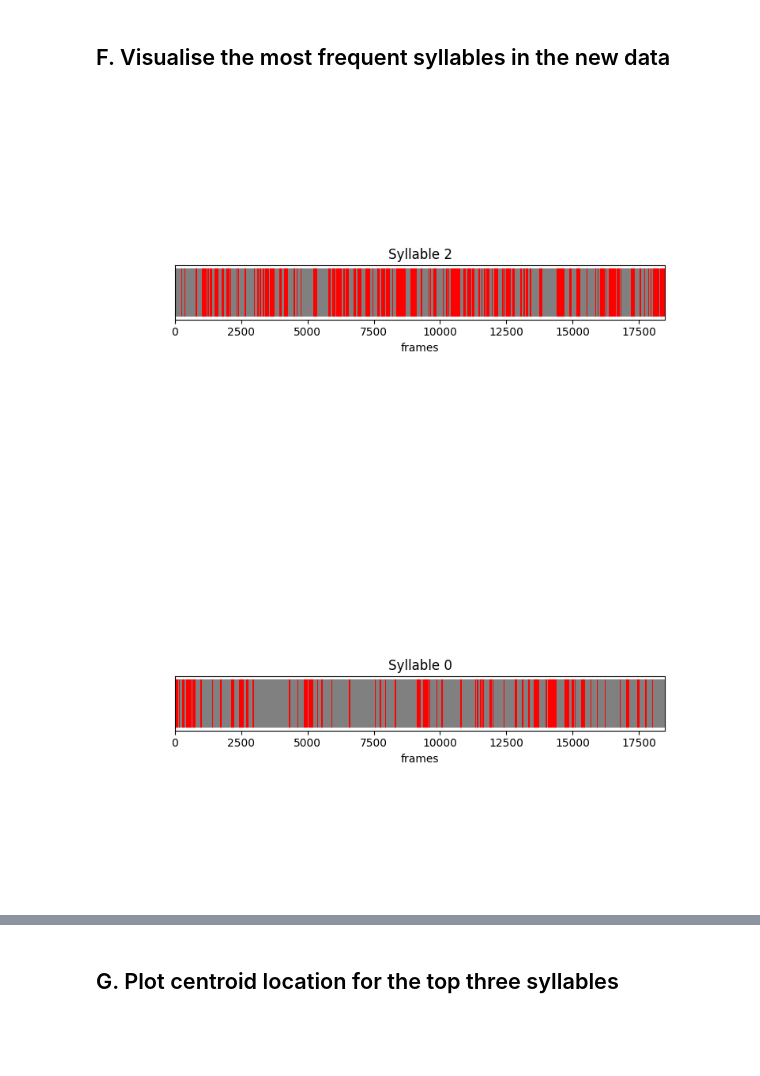
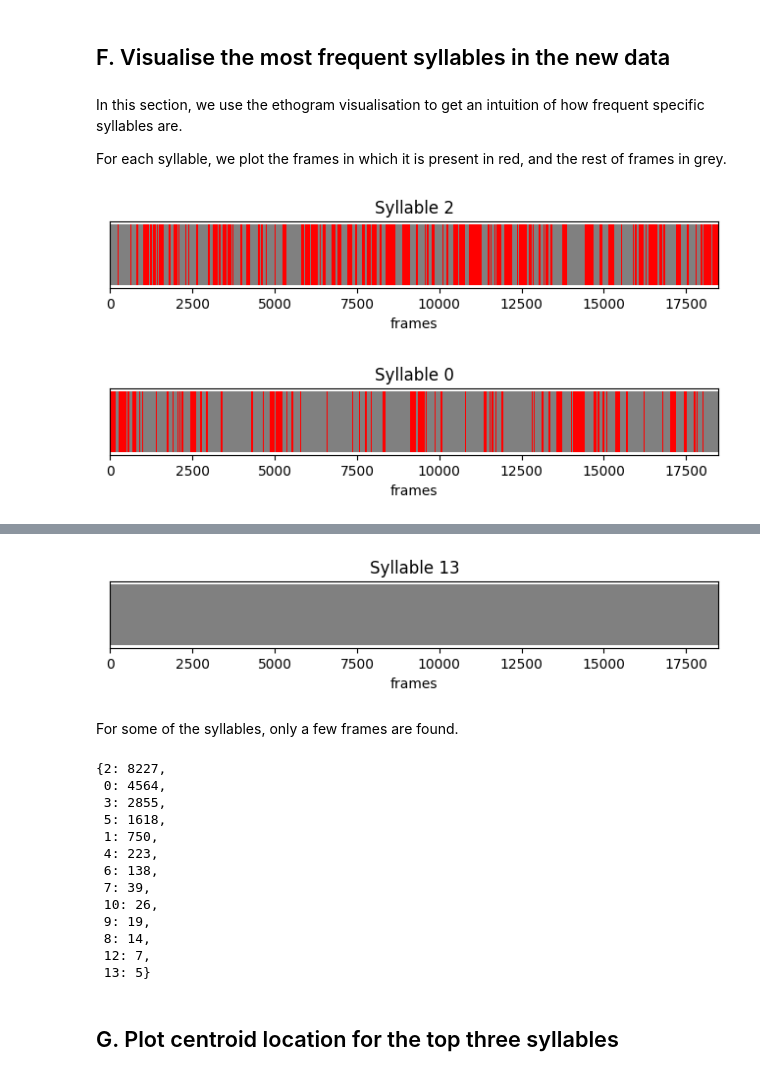
Before and after one commit to neuroinformatics-unit/course-behavioural-analysis, a Jupyter notebook: notebooks/EPM_syllables.ipynb, the cells around one changed output, grey strips where cells are left out. Drawn from its saved outputs; the diff is of its cells as text; code cells hidden in the pictures; blank space fills up the shorter version.

```diff
--- a/notebooks/EPM_syllables.ipynb
+++ b/notebooks/EPM_syllables.ipynb
@@ -131,10 +162,7 @@ Apply the trained model to the new data
 # %%
-# in theory: The results for the new
-# experiments will be added to the existing `results.h5` file. ---- CHECK
-
-
-# apply trained model to new data
-# extracts results to variable and h5 file
+# apply trained model to new data;
+# the `apply_model` function extracts the results to a variable and
+# appends them to the existing results.h5 file.
 results = kpms.apply_model(
     model,
     data,
@@ -142,13 +170,9 @@ results = kpms.apply_model(
     project_dir,
     model_name,
     **config,
-    results_path=(
-        '/home/sminano/swc/project_teaching_behaviour/mouse-EPM/derivatives/software-kptmoseq_n-10_project/2024_09_19-15_54_42/'
-        'results_video-1.h5'
-    )  # ----> otherwise it overwrites results.h5 file!
 )
 
-# optionally rerun `save_results_as_csv` to export the new results as a csv
+# optionally, rerun `save_results_as_csv` to export the new results as a csv
 kpms.save_results_as_csv(results, project_dir, model_name)
 # %% [output]
 Saved results to /home/sminano/swc/project_teaching_behaviour/mouse-
@@ -314,58 +377,33 @@ Median syllable duration (ms): 600.0
 # %% [markdown]
 ## F. Visualise the most frequent syllables in the new data
+# %% [markdown]
+In this section, we use the ethogram visualisation to get an intuition of how frequent specific syllables are.
+
+For each syllable, we plot the frames in which it is present in red, and the rest of frames in grey.
 # %%
 frames_max_to_plot = len(syllables_per_frame)
-list_syllables_to_plot = syllables_count.keys()
 
-# fig, axs = plt.subplots(
-#     len(list_syllables_to_plot), 1,
-#     figsize=(8,5),
-#     sharex=True
-# )
-# for i, selected_syl in enumerate(list_syllables_to_plot):
-
-
-#     rects = axs[i].barh(
-#         y=results.keys(),
-#         width=[syl_dur for syl_id, syl_dur in syllable_chunks],
-#         left=chunks_start[:-1],  # starting frame of each chunk
-#         height=1,
-#         color=[
-#             'red' if syl_id==selected_syl
-#             else 'grey'
-#             for syl_id, _ in syllable_chunks
-#         ],
-#     )
-#     axs[i].set_xlim(0, frames_max_to_plot)
-#     axs[i].set_xlabel('frames')
-#     axs[i].yaxis.set_visible(False)
-
-#     axs[i].set_aspect(int(frames_max_to_plot/10))
-#     axs[i].set_title(f'Syllable {selected_syl}')
-
-# fig.subplots_adjust(hspace=1)
-
-for selected_syl in list_syllables_to_plot:
+for selected_syl in syllables_count.keys():
 
     fig, ax = plt.subplots(1, 1, figsize=(8,5))
     rects = ax.barh(
         y=results.keys(),
         width=[syl_dur for syl_id, syl_dur in syllable_chunks],
         left=chunks_start[:-1],  # starting frame of each chunk
         height=1,
         color=[
             'red' if syl_id==selected_syl
             else 'grey'
             for syl_id, _ in syllable_chunks
         ],
     )
     # ax.bar_label(rects, label_type='center', color='white')
     ax.set_xlim(0, frames_max_to_plot)
     ax.set_xlabel('frames')
     ax.yaxis.set_visible(False)
 
     ax.set_aspect(int(frames_max_to_plot/10))
     ax.set_title(f'Syllable {selected_syl}')
 # %% [output]
-[figure, old version]
+[figure, new version]
-[figure, old version]
+[figure, new version]
@@ -382,2 +420,21 @@ for selected_syl in list_syllables_to_plot:
+[figure, added]
+# %% [markdown]
+For some of the syllables, only a few frames are found.
+# %%
+print(syllables_count)
+# %% [output]
+{2: 8227,
+ 0: 4564,
+ 3: 2855,
+ 5: 1618,
+ 1: 750,
+ 4: 223,
+ 6: 138,
+ 7: 39,
+ 10: 26,
+ 9: 19,
+ 8: 14,
+ 12: 7,
+ 13: 5}
 # %% [markdown]
 ## G. Plot centroid location for the top three syllables
```
Also changed, not shown: parts of 43 cells of this notebook.
